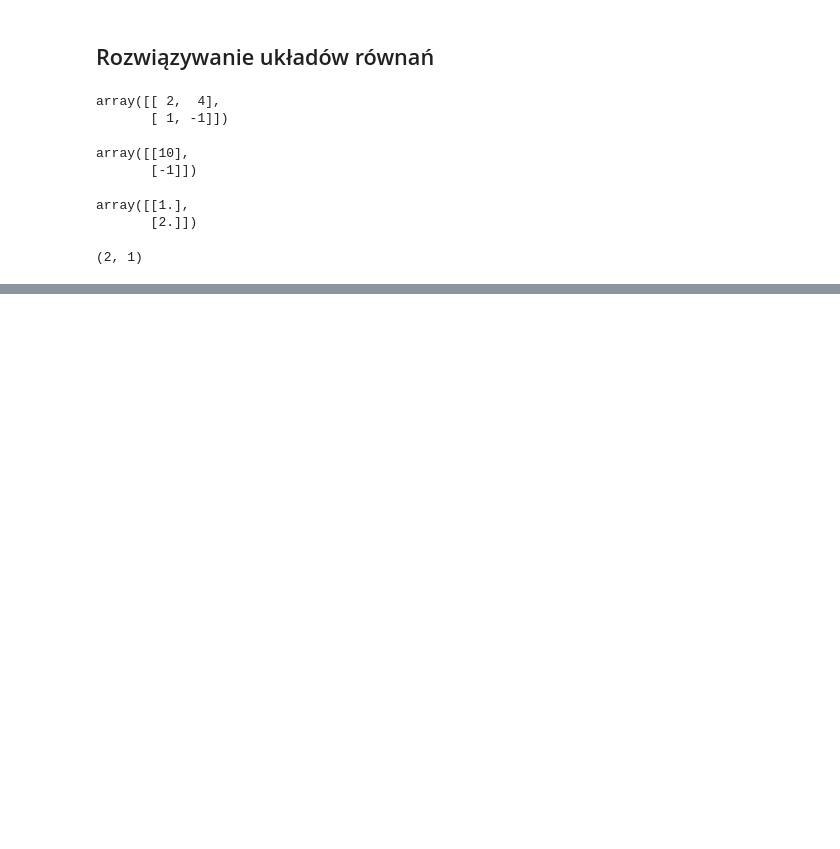
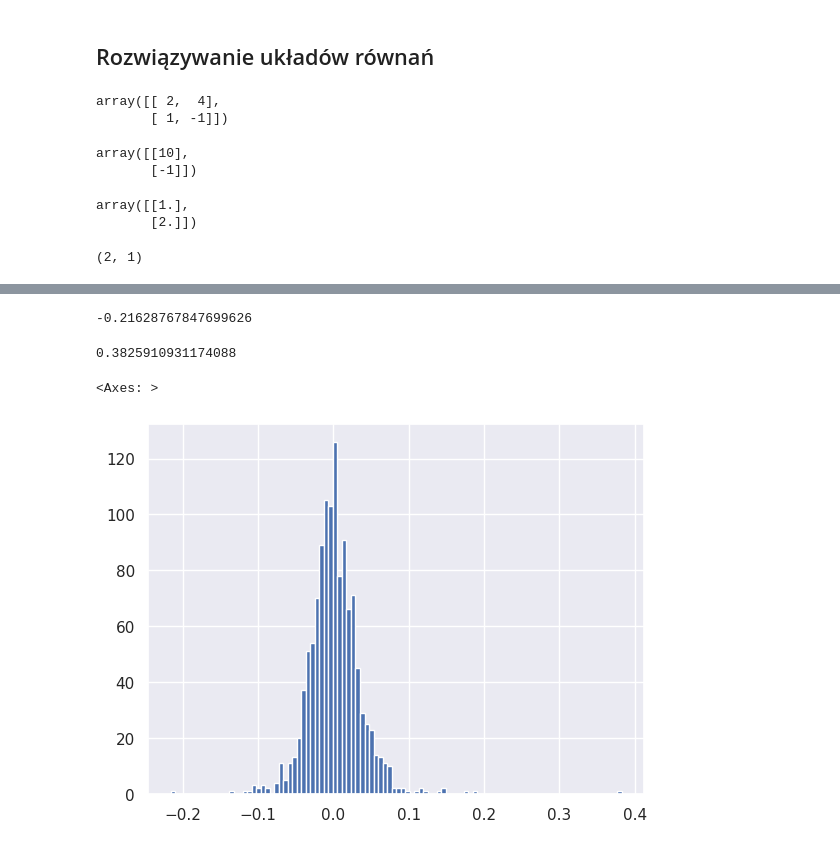
Before and after one commit to AsiaZendarska/data-science-bootcamp, a Jupyter notebook: Kurs_udemy_DataScience.ipynb, the cells around one changed output, grey strips where cells are left out. Drawn from its saved outputs; the diff is of its cells as text; code cells hidden in the pictures; blank space fills up the shorter version.

```diff
--- a/Kurs_udemy_DataScience.ipynb
+++ b/Kurs_udemy_DataScience.ipynb
@@ -949,0 +1880,4 @@ X.shape
+# %%
+# obliczamy srednią cene z ceny open i close i dodajemy nową kolumne
+df['Average'] = (df.Open + df.Close) / 2.0
+df.head()
@@ -949,0 +1892,4 @@ X.shape
+# %%
+# liczymy dzienna zmane procentowa
+df = df.sort_index()
+df.head()
@@ -949,0 +1921,3 @@ X.shape
+# %%
+df['Close_shift'] = df.Close.shift(1)
+df.head()
@@ -949,0 +1932,3 @@ X.shape
+# %%
+df['Daily_Change'] = df.Close / df.Close_shift - 1 # zmiana wyrażona w procentach
+df.head()
@@ -949,0 +1955,16 @@ X.shape
+# %%
+df.Daily_Change.min()
+# %% [output]
+-0.21628767847699626
+# %%
+df.Daily_Change.max()
+# %% [output]
+0.3825910931174088
+# %%
+import seaborn as sns
+sns.set()
+
+df.Daily_Change.hist(bins=100)
+# %% [output]
+<Axes: >
+[figure, added]
```
Also changed, not shown: parts of 270 cells of this notebook.
